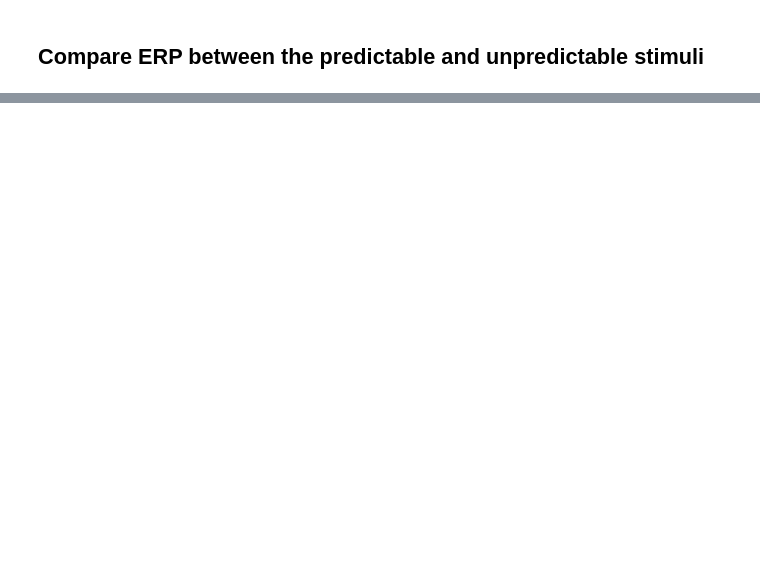
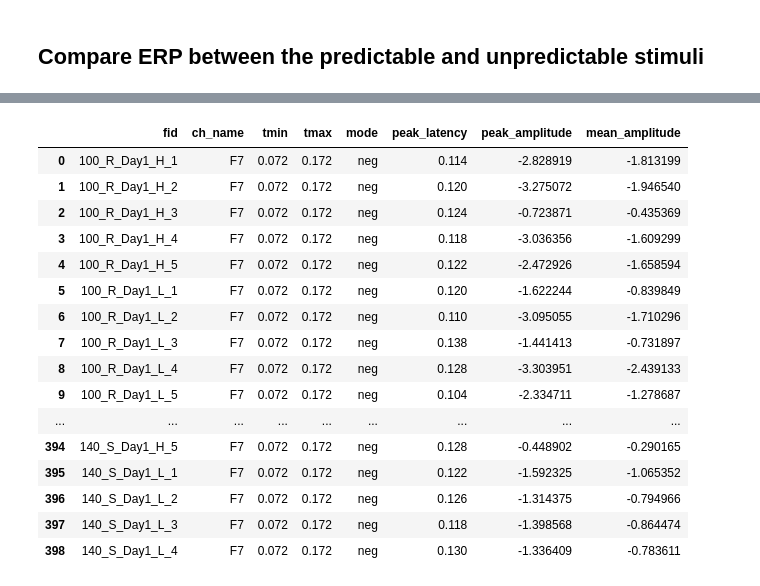
Before and after one commit to weiglszonja/eeg-workshop, a Jupyter notebook: notebooks/erp_analysis_tutorial_for_workshop.ipynb, the cells around one changed output, grey strips where cells are left out. Drawn from its saved outputs; the diff is of its cells as text; code cells hidden in the pictures; blank space fills up the shorter version.

```diff
--- a/notebooks/erp_analysis_tutorial_for_workshop.ipynb
+++ b/notebooks/erp_analysis_tutorial_for_workshop.ipynb
@@ -21,23 +24,16 @@ pd.set_option('display.max_rows', None)
 # %% [markdown]
 ## Read the data
 # %%
-# Change this path below to the path where the pipeline saved the .fif.gz  ERP files!
-erp_data_path = 'C:/Users/User/Documents/TRIPLET/TRIPLET'
-
-# List the files
-erp_H_file_names = sorted([f for f in os.listdir(erp_data_path) if 'day1_h' in f.lower()])
-erp_L_file_names = sorted([f for f in os.listdir(erp_data_path) if 'day1_l' in f.lower()])
-
-# All ERP files
-erp_file_names = sorted([f for f in os.listdir(erp_data_path) if 'day1' in f.lower()])
+# Change this path below to the path where the pipeline saved the (.fif.gz)  ERP files!
+erp_data_path = '/Volumes/t7-ssd/TRIPLET-EPOCH-2'
 
 
 # Read the data
-erp_H = [read_evokeds(os.path.join(erp_data_path, f), verbose=0)[0] for f in erp_H_file_names]
-erp_L = [read_evokeds(os.path.join(erp_data_path, f), verbose=0)[0] for f in erp_L_file_names]
+erp_H = read_evokeds_from_path(erp_data_path, pattern='day1_h')
+erp_L = read_evokeds_from_path(erp_data_path, pattern='day1_l')
 
 
-erp_all_conditions = [read_evokeds(os.path.join(erp_data_path, f), verbose=0)[0] for f in erp_file_names]
+erp_all_conditions = read_evokeds_from_path(erp_data_path, pattern='day1')
 # %%
 # Check the number of files for each condition
 len(erp_H), len(erp_L)
@@ -116,6 +134,8 @@ mode='abs': finds the peak with the largest absolute voltage regardless of sign
 cross_condition_measures = get_erp_peak_measures(erp=erp_all_conditions_average,
                                                  tmin=0.12,
                                                  tmax=0.22,
-                                                 mode='neg', picks=["P7", "P9", "P5"])
+                                                 mode='neg',
+                                                 picks=["F7"], # the list of channel names
+                                                combine=None) # use 'mean' to aggregate channels, otherwise it will calculate peak latency and amplitude separately for the channels
 
 cross_condition_measures
@@ -125,4 +145,4 @@ cross_condition_measures
 # %%
 peak_measures = get_erp_measures_from_cross_condition_data(erp_arrays=erp_all_conditions,
                                                            cross_condition_data=cross_condition_measures,
-                                                           interval_in_seconds=0.2)
+                                                           interval_in_seconds=0.05)
@@ -129,3 +167,23 @@ peak_measures = get_erp_measures_from_cross_condition_data(erp_arrays=erp_all_co
+# %%
+peak_measures
+# %% [output]
+|  | fid | ch_name | tmin | tmax | mode | peak_latency | peak_amplitude | mean_amplitude |
+| 0 | 100_R_Day1_H_1 | F7 | 0.072 | 0.172 | neg | 0.114 | -2.828919 | -1.813199 |
+| 1 | 100_R_Day1_H_2 | F7 | 0.072 | 0.172 | neg | 0.120 | -3.275072 | -1.946540 |
+| 2 | 100_R_Day1_H_3 | F7 | 0.072 | 0.172 | neg | 0.124 | -0.723871 | -0.435369 |
+| 3 | 100_R_Day1_H_4 | F7 | 0.072 | 0.172 | neg | 0.118 | -3.036356 | -1.609299 |
+| 4 | 100_R_Day1_H_5 | F7 | 0.072 | 0.172 | neg | 0.122 | -2.472926 | -1.658594 |
+| 5 | 100_R_Day1_L_1 | F7 | 0.072 | 0.172 | neg | 0.120 | -1.622244 | -0.839849 |
+| 6 | 100_R_Day1_L_2 | F7 | 0.072 | 0.172 | neg | 0.110 | -3.095055 | -1.710296 |
+| 7 | 100_R_Day1_L_3 | F7 | 0.072 | 0.172 | neg | 0.138 | -1.441413 | -0.731897 |
+| 8 | 100_R_Day1_L_4 | F7 | 0.072 | 0.172 | neg | 0.128 | -3.303951 | -2.439133 |
+| 9 | 100_R_Day1_L_5 | F7 | 0.072 | 0.172 | neg | 0.104 | -2.334711 | -1.278687 |
+| ... | ... | ... | ... | ... | ... | ... | ... | ... |
+| 394 | 140_S_Day1_H_5 | F7 | 0.072 | 0.172 | neg | 0.128 | -0.448902 | -0.290165 |
+| 395 | 140_S_Day1_L_1 | F7 | 0.072 | 0.172 | neg | 0.122 | -1.592325 | -1.065352 |
+| 396 | 140_S_Day1_L_2 | F7 | 0.072 | 0.172 | neg | 0.126 | -1.314375 | -0.794966 |
+| 397 | 140_S_Day1_L_3 | F7 | 0.072 | 0.172 | neg | 0.118 | -1.398568 | -0.864474 |
+| 398 | 140_S_Day1_L_4 | F7 | 0.072 | 0.172 | neg | 0.130 | -1.336409 | -0.783611 |
 # %%
 # This is a convenient way to exctract triplet information from the "fid" column values
 # E.g. 10_S_Day1_H  with this command we extract -> 10, S, Day1, H
```
Also changed, not shown: parts of 11 cells of this notebook.
